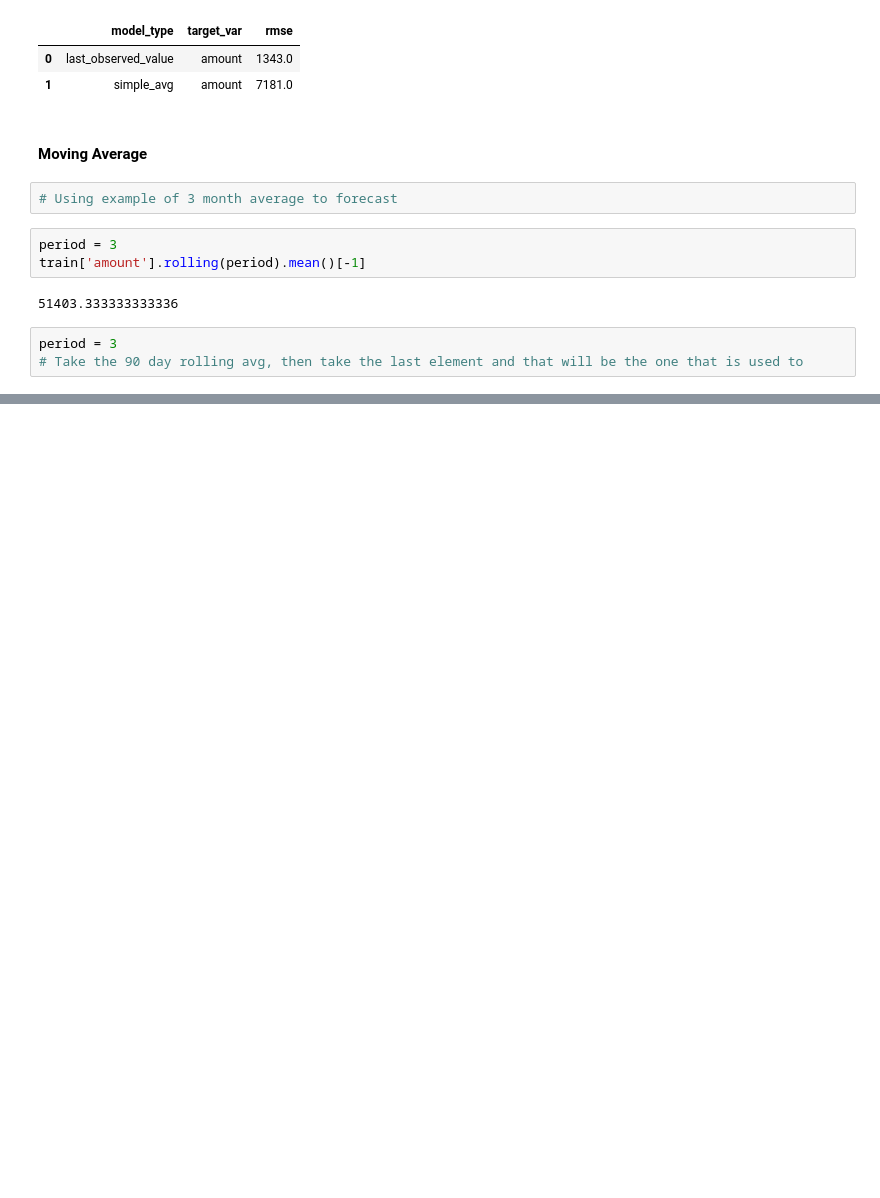
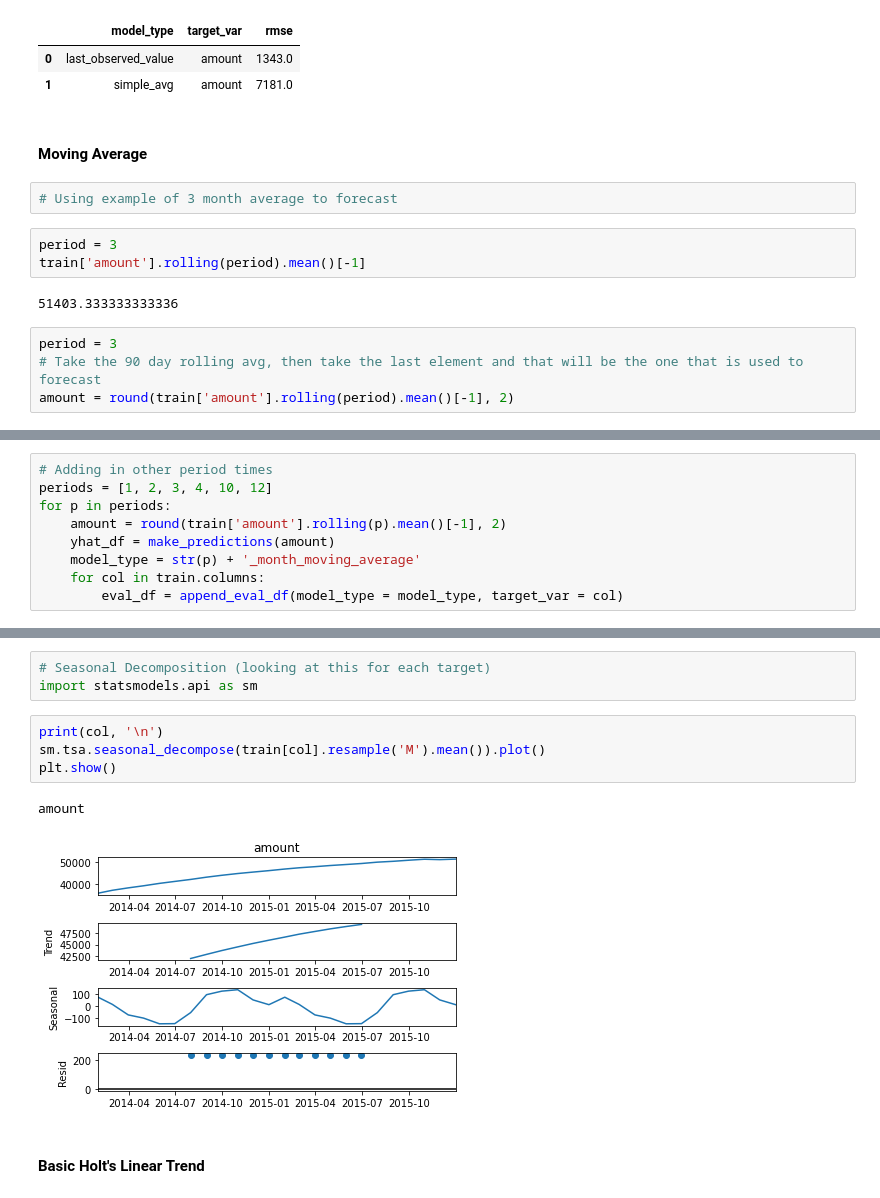
Before and after one commit to watermanbrandyn/time-series-exercises, a Jupyter notebook: model.ipynb, the cells around one changed output, grey strips where cells are left out. Cells and saved outputs as stored; diff of their text form; blank space fills up the shorter version.

```diff
--- a/model.ipynb
+++ b/model.ipynb
@@ -250,4 +250,5 @@ train['amount'].rolling(period).mean()[-1]
 51403.333333333336
 # %%
 period = 3
-# Take the 90 day rolling avg, then take the last element and that will be the one that is used to
+# Take the 90 day rolling avg, then take the last element and that will be the one that is used to forecast
+amount = round(train['amount'].rolling(period).mean()[-1], 2)
@@ -253,0 +282,9 @@ period = 3
+# %%
+# Adding in other period times
+periods = [1, 2, 3, 4, 10, 12]
+for p in periods:
+    amount = round(train['amount'].rolling(p).mean()[-1], 2)
+    yhat_df = make_predictions(amount)
+    model_type = str(p) + '_month_moving_average'
+    for col in train.columns:
+        eval_df = append_eval_df(model_type = model_type, target_var = col)
@@ -253,0 +326,12 @@ period = 3
+# %%
+# Seasonal Decomposition (looking at this for each target)
+import statsmodels.api as sm
+# %%
+print(col, '\n')
+sm.tsa.seasonal_decompose(train[col].resample('M').mean()).plot()
+plt.show()
+# %% [output]
+amount
+[figure, added]
+# %% [markdown]
+#### Basic Holt's Linear Trend
```
Also changed, not shown: parts of 44 cells of this notebook.
